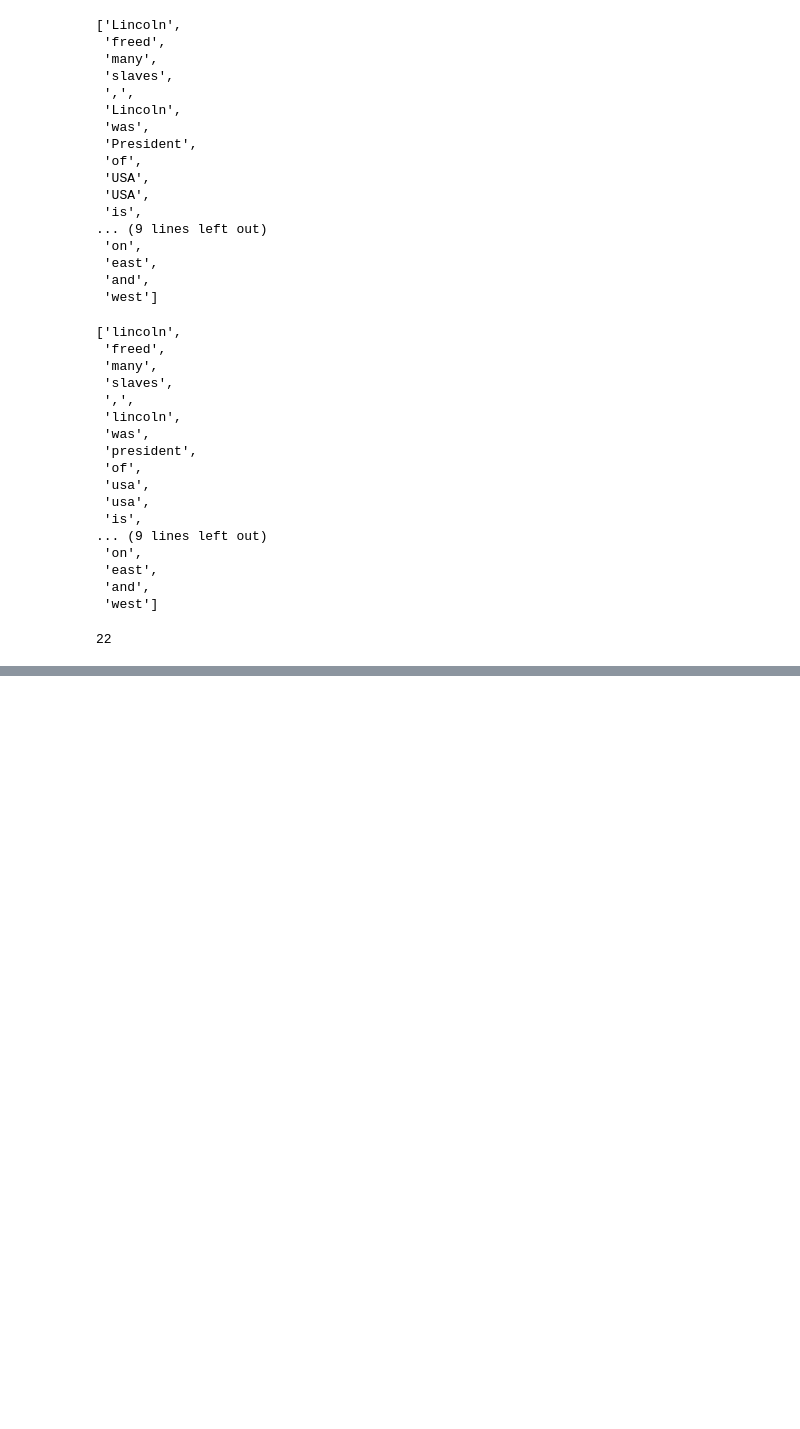
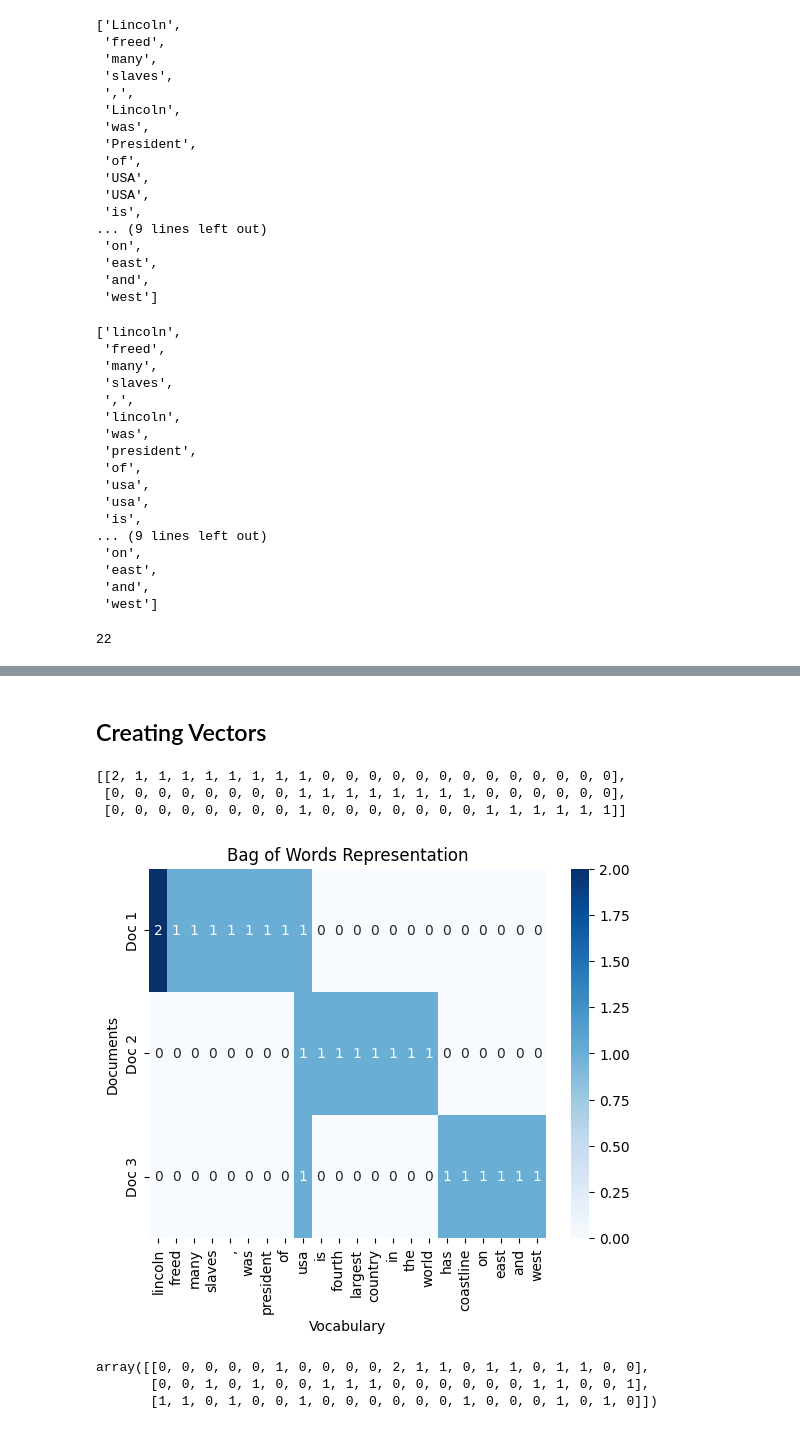
Before and after one commit to TETRAWasTaken/Natural-Language-Processing, a Jupyter notebook: NER Spacy/NER_2.ipynb, the cells around one changed output, grey strips where cells are left out. Drawn from its saved outputs; the diff is of its cells as text; code cells hidden in the pictures; blank space fills up the shorter version.

```diff
--- a/NER Spacy/NER_2.ipynb
+++ b/NER Spacy/NER_2.ipynb
@@ -85,0 +88,7 @@ unique_words_count
+# %%
+vocab = {}
+for token in cleaned_text:
+    if token not in vocab:
+        vocab[token] = 1
+    else:
+        vocab[token] += 1
@@ -85,0 +115,38 @@ unique_words_count
+# %% [markdown]
+## Creating Vectors
+# %%
+rows = []
+for doc in text:
+    vector = [0] * len(vocab)
+    for word in clean_text(nltk.word_tokenize(doc)):
+        if word in vocab:
+            vector[list(vocab.keys()).index(word)] += 1
+    rows.append(vector)
+# %%
+rows
+# %% [output]
+[[2, 1, 1, 1, 1, 1, 1, 1, 1, 0, 0, 0, 0, 0, 0, 0, 0, 0, 0, 0, 0, 0],
+ [0, 0, 0, 0, 0, 0, 0, 0, 1, 1, 1, 1, 1, 1, 1, 1, 0, 0, 0, 0, 0, 0],
+ [0, 0, 0, 0, 0, 0, 0, 0, 1, 0, 0, 0, 0, 0, 0, 0, 1, 1, 1, 1, 1, 1]]
+# %%
+import matplotlib.pyplot as plt
+import seaborn as sns
+
+plt.Figure(figsize=(10, 8))
+sns.heatmap(rows, annot=True, cmap="Blues", xticklabels=vocab.keys(), yticklabels=[f"Doc {i+1}" for i in range(len(text))])
+plt.title("Bag of Words Representation")
+plt.ylabel("Documents")
+plt.xlabel("Vocabulary")
+plt.show()
+# %% [output]
+[figure, added]
+# %%
+from sklearn.feature_extraction.text import CountVectorizer
+vectorizer = CountVectorizer()
+
+vectors = vectorizer.fit_transform(text)
+vectors.toarray()
+# %% [output]
+array([[0, 0, 0, 0, 0, 1, 0, 0, 0, 0, 2, 1, 1, 0, 1, 1, 0, 1, 1, 0, 0],
+       [0, 0, 1, 0, 1, 0, 0, 1, 1, 1, 0, 0, 0, 0, 0, 0, 1, 1, 0, 0, 1],
+       [1, 1, 0, 1, 0, 0, 1, 0, 0, 0, 0, 0, 0, 1, 0, 0, 0, 1, 0, 1, 0]])
```
Also changed, not shown: parts of 3 cells of this notebook.
